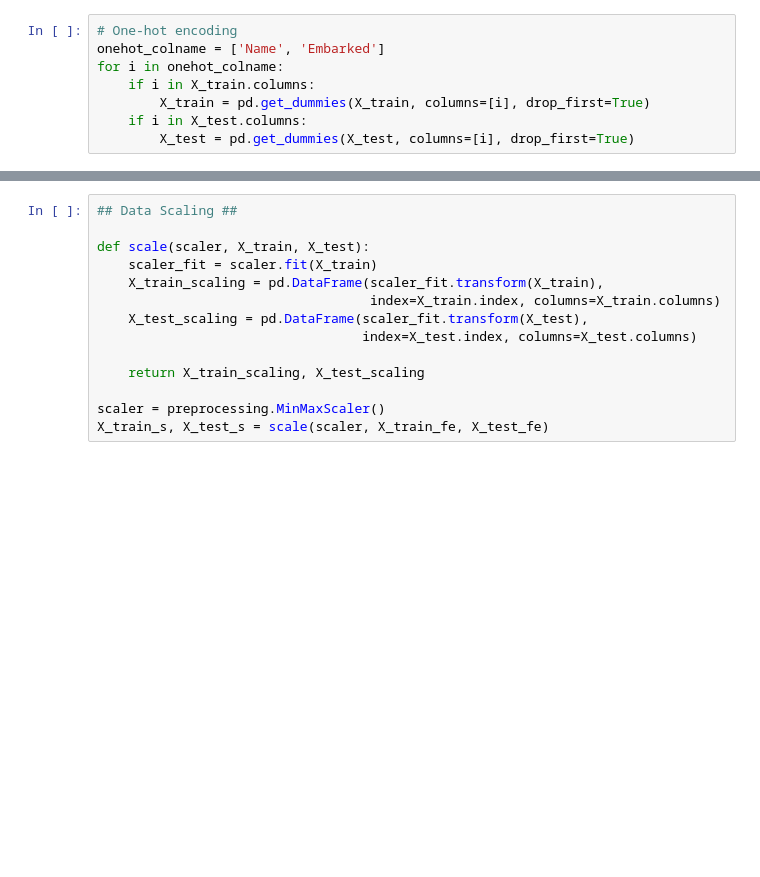
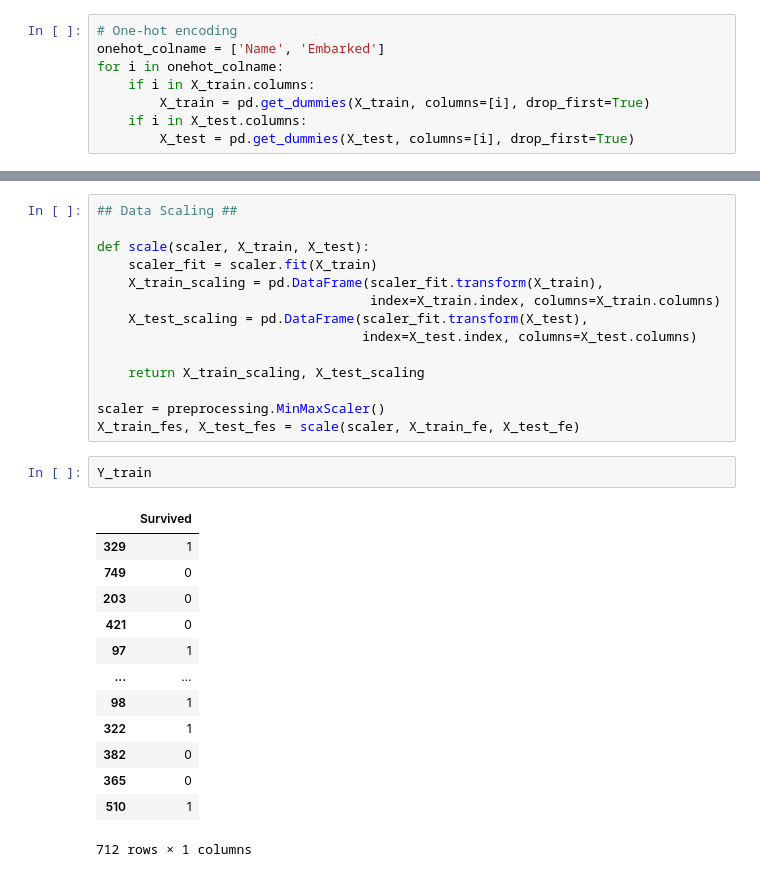
Before and after one commit to ihobbang250/TIL, a Jupyter notebook: Python/Data Science/LogisticReg.ipynb, the cells around one changed output, grey strips where cells are left out. Drawn from its saved outputs; the diff is of its cells as text; blank space fills up the shorter version.

```diff
--- a/Python/Data Science/LogisticReg.ipynb
+++ b/Python/Data Science/LogisticReg.ipynb
@@ -206,4 +208,20 @@ def scale(scaler, X_train, X_test):
     return X_train_scaling, X_test_scaling
 
 scaler = preprocessing.MinMaxScaler()
-X_train_s, X_test_s = scale(scaler, X_train_fe, X_test_fe)
+X_train_fes, X_test_fes = scale(scaler, X_train_fe, X_test_fe)
+# %%
+Y_train
+# %% [output]
+|  | Survived |
+| 329 | 1 |
+| 749 | 0 |
+| 203 | 0 |
+| 421 | 0 |
+| 97 | 1 |
+| ... | ... |
+| 98 | 1 |
+| 322 | 1 |
+| 382 | 0 |
+| 365 | 0 |
+| 510 | 1 |
+712 rows × 1 columns
```
Also changed, not shown: parts of 3 cells of this notebook.
